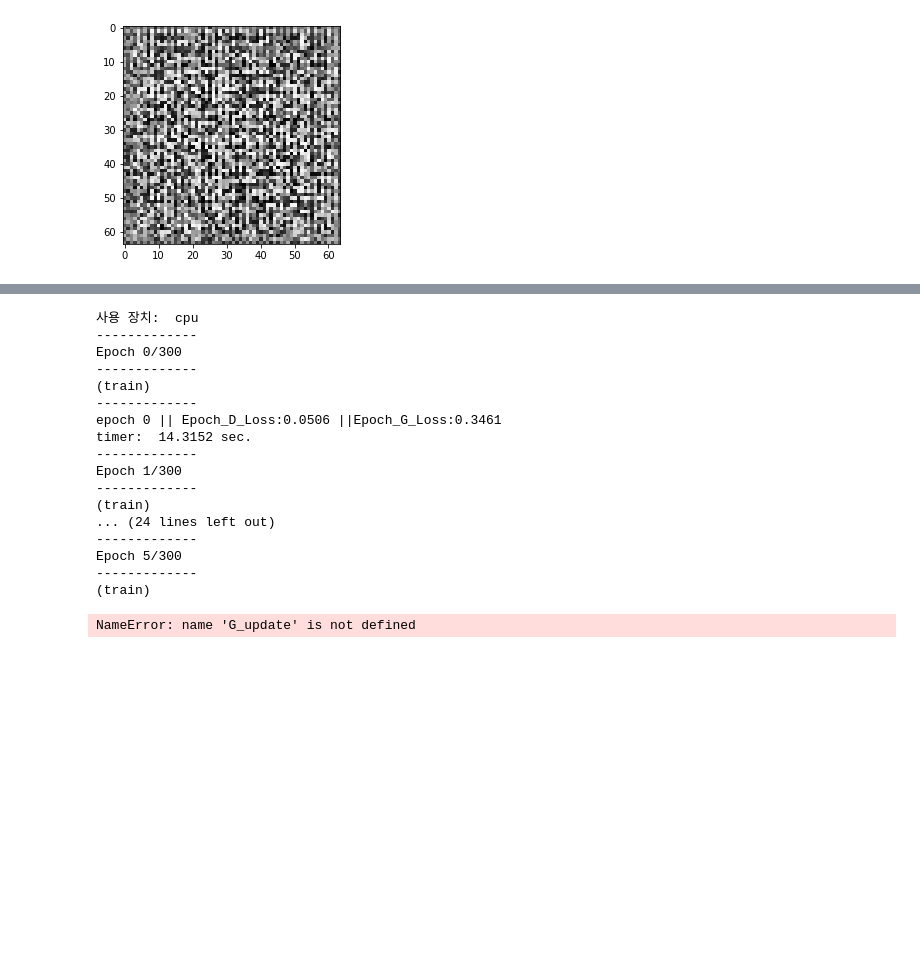
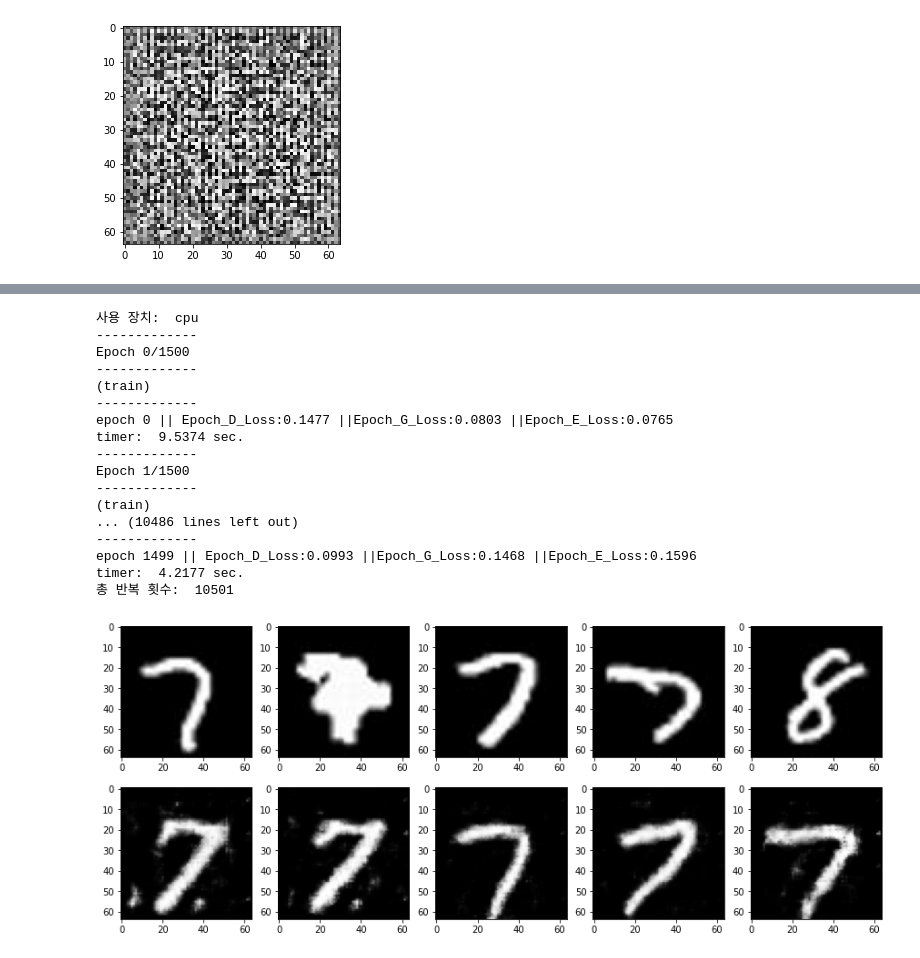
Before and after one commit to KodaHye/PyTorch, a Jupyter notebook: Chapter6. GAN을 활용한 이상 이미지 탐지(AnoGAN, Efficient GAN)/6. GAN을 활용한 이상 이미지 탐지.ipynb, the cells around one changed output, grey strips where cells are left out. Saved outputs shown, nothing was run; the diff lists cells and outputs as text; code cells hidden in the pictures; blank space fills up the shorter version.

```diff
--- a/Chapter6. GAN을 활용한 이상 이미지 탐지(AnoGAN, Efficient GAN)/6. GAN을 활용한 이상 이미지 탐지.ipynb
+++ b/Chapter6. GAN을 활용한 이상 이미지 탐지(AnoGAN, Efficient GAN)/6. GAN을 활용한 이상 이미지 탐지.ipynb
@@ -354,0 +665,12 @@ def make_datapath_list():
+# %%
+# 동작 확인
+E = Encoder(z_dim=20)
+
+# 입력할 화상 데이터
+x = fake_images  # fake_images는 위에서 G로 작성한 것
+
+# 화상에서 z를 Encode
+z = E(x)
+
+print(z.shape)
+print(z)
@@ -355,3 +685,17 @@ def make_datapath_list():
+# %%
+def make_datapath_list():
+    """학습 및 검증 화상 데이터와 어노테이션 데이터의 파일 경로 리스트를 작성한다. """
+
+    train_img_list = list()  # 화상 파일 경로를 저장
+
+    for img_idx in range(200):
+        img_path = "./data/img_78_28size/img_7_" + str(img_idx)+'.jpg'
+        train_img_list.append(img_path)
+
+        img_path = "./data/img_78_28size/img_8_" + str(img_idx)+'.jpg'
+        train_img_list.append(img_path)
+
+    return train_img_list
 # %%
 class ImageTransform():
     """화상의 전처리 클래스"""
@@ -563,54 +930,53 @@ def train_model(G, D, dataloader, num_epochs):
 # %%
 # 학습 및 검증을 실행한다
-# 8분 정도 걸립니다
-num_epochs = 300
-G_update, D_update = train_model(
-    G, D, dataloader=train_dataloader, num_epochs=num_epochs)
+# 15분 정도 걸립니다
+num_epochs = 1500
+G_update, D_update, E_update = train_model(
+    G, D, E, dataloader=train_dataloader, num_epochs=num_epochs)
 # %% [output]
 사용 장치:  cpu
 -------------
-Epoch 0/300
+Epoch 0/1500
 -------------
 (train)
 -------------
-epoch 0 || Epoch_D_Loss:0.0506 ||Epoch_G_Loss:0.3461
-timer:  14.3152 sec.
+epoch 0 || Epoch_D_Loss:0.1477 ||Epoch_G_Loss:0.0803 ||Epoch_E_Loss:0.0765
+timer:  9.5374 sec.
 -------------
-Epoch 1/300
+Epoch 1/1500
 -------------
 (train)
-... (24 lines left out)
+... (10486 lines left out)
 -------------
-Epoch 5/300
--------------
-(train)
+epoch 1499 || Epoch_D_Loss:0.0993 ||Epoch_G_Loss:0.1468 ||Epoch_E_Loss:0.1596
+timer:  4.2177 sec.
+총 반복 횟수:  10501
 # %%
-# 생성 이미지와 훈련 데이터를 시각화한다
-# 이 셀은 몇 번을 재실행하고 있습니다.
+# 생성 화상과 훈련 화상을 시각화한다
 device = torch.device("cuda:0" if torch.cuda.is_available() else "cpu")
 
 # 입력 난수 생성
 batch_size = 8
 z_dim = 20
 fixed_z = torch.randn(batch_size, z_dim)
-fixed_z = fixed_z.view(fixed_z.size(0), fixed_z.size(1), 1, 1)
+G_update.eval()
 fake_images = G_update(fixed_z.to(device))
 
 # 훈련 데이터
 batch_iterator = iter(train_dataloader)  # 반복자로 변환
 imges = next(batch_iterator)  # 1번째 요소를 꺼낸다
 
 
 # 출력
 fig = plt.figure(figsize=(15, 6))
 for i in range(0, 5):
     # 상단에 훈련 데이터를,
     plt.subplot(2, 5, i+1)
     plt.imshow(imges[i][0].cpu().detach().numpy(), 'gray')
 
     # 하단에 생성 데이터를 표시한다
     plt.subplot(2, 5, 5+i+1)
     plt.imshow(fake_images[i][0].cpu().detach().numpy(), 'gray')
 # %% [output]
-NameError: name 'G_update' is not defined
+[figure, added]
 # %%
```
Also changed, not shown: parts of 31 cells of this notebook.
